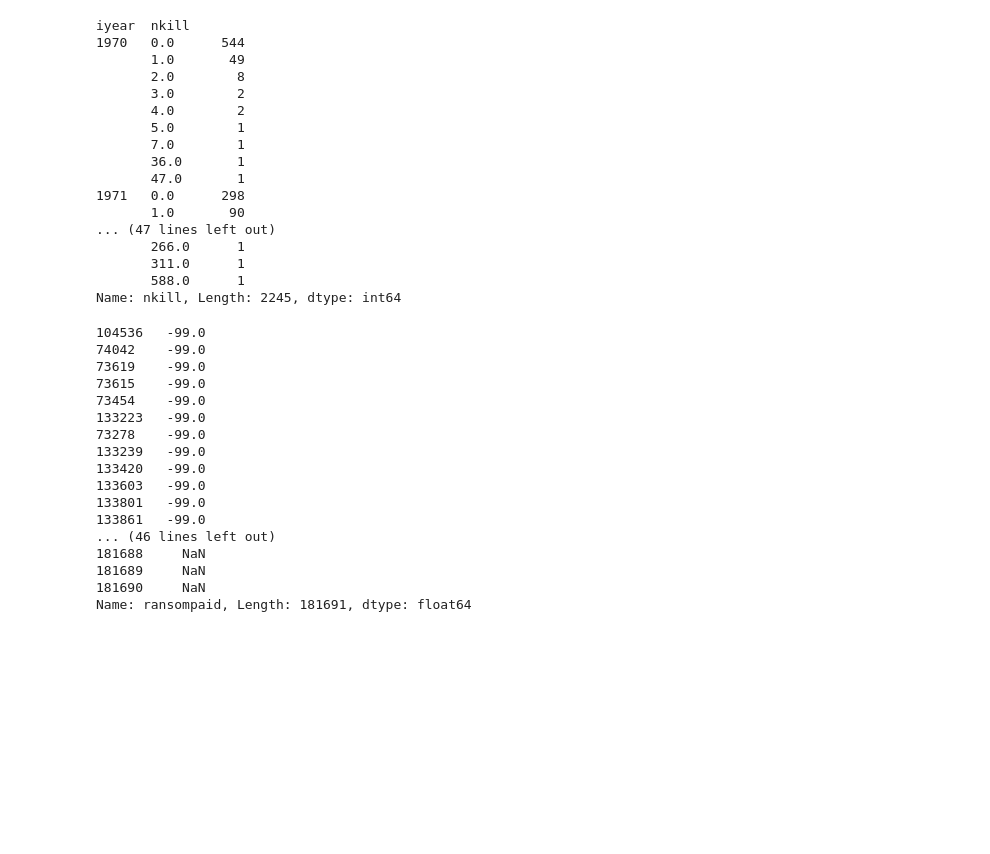
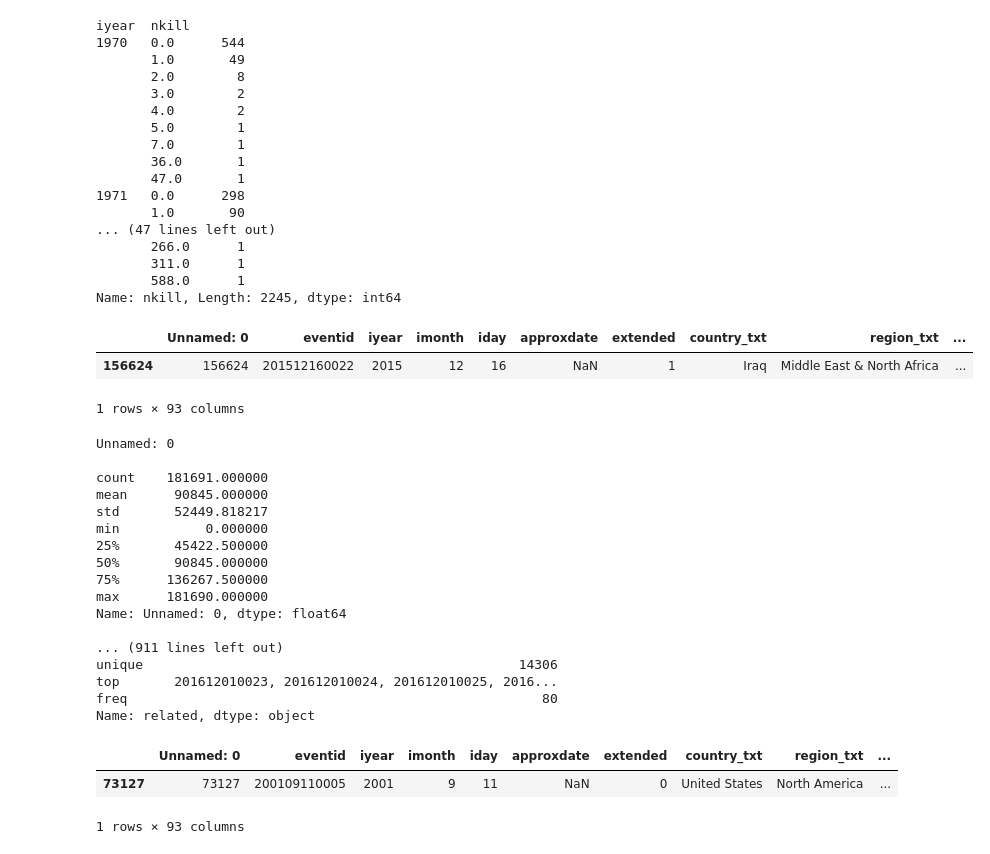
Before and after one commit to Achaad/data-mining-terrorism, a Jupyter notebook: analysis_2.ipynb, the cells around one changed output. Cells and saved outputs as stored; diff of their text form; code cells hidden in the pictures; blank space fills up the shorter version.

```diff
--- a/analysis_2.ipynb
+++ b/analysis_2.ipynb
@@ -1058,22 +1058,37 @@ iyear  nkill
        588.0      1
 Name: nkill, Length: 2245, dtype: int64
 # %%
-data.ransompaid
+data[data.ransompaid > 100000000]
 # %% [output]
+|  | Unnamed: 0 | eventid | iyear | imonth | iday | approxdate | extended | country_txt | region_txt | ... |
+| 156624 | 156624 | 201512160022 | 2015 | 12 | 16 | NaN | 1 | Iraq | Middle East & North Africa | ... |
-104536   -99.0
-74042    -99.0
-73619    -99.0
-73615    -99.0
-73454    -99.0
-133223   -99.0
-73278    -99.0
-133239   -99.0
-133420   -99.0
-133603   -99.0
-133801   -99.0
-133861   -99.0
-... (46 lines left out)
-181688     NaN
-181689     NaN
-181690     NaN
-Name: ransompaid, Length: 181691, dtype: float64
+1 rows × 93 columns
+# %%
+for column in data.columns:
+    print(column, '\n')
+    print(data[column].describe())
+    print()
+# %% [output]
+Unnamed: 0
+
+count    181691.000000
+mean      90845.000000
+std       52449.818217
+min           0.000000
+25%       45422.500000
+50%       90845.000000
+75%      136267.500000
+max      181690.000000
+Name: Unnamed: 0, dtype: float64
+
+... (911 lines left out)
+unique                                                14306
+top       201612010023, 201612010024, 201612010025, 2016...
+freq                                                     80
+Name: related, dtype: object
+# %%
+data[data.nwound == 8191]
+# %% [output]
+|  | Unnamed: 0 | eventid | iyear | imonth | iday | approxdate | extended | country_txt | region_txt | ... |
+| 73127 | 73127 | 200109110005 | 2001 | 9 | 11 | NaN | 0 | United States | North America | ... |
+1 rows × 93 columns
```
Also changed, not shown: 3 other files.
